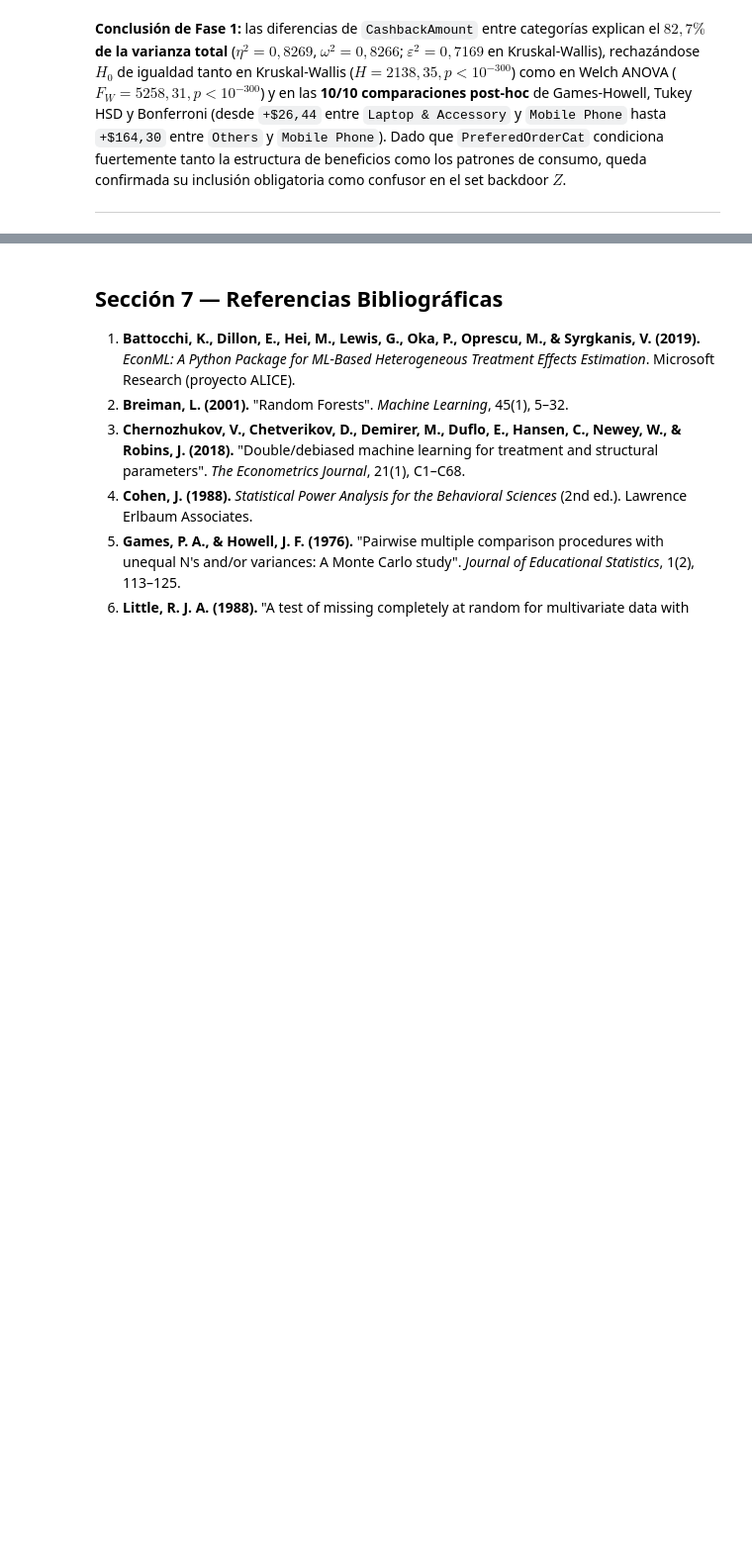
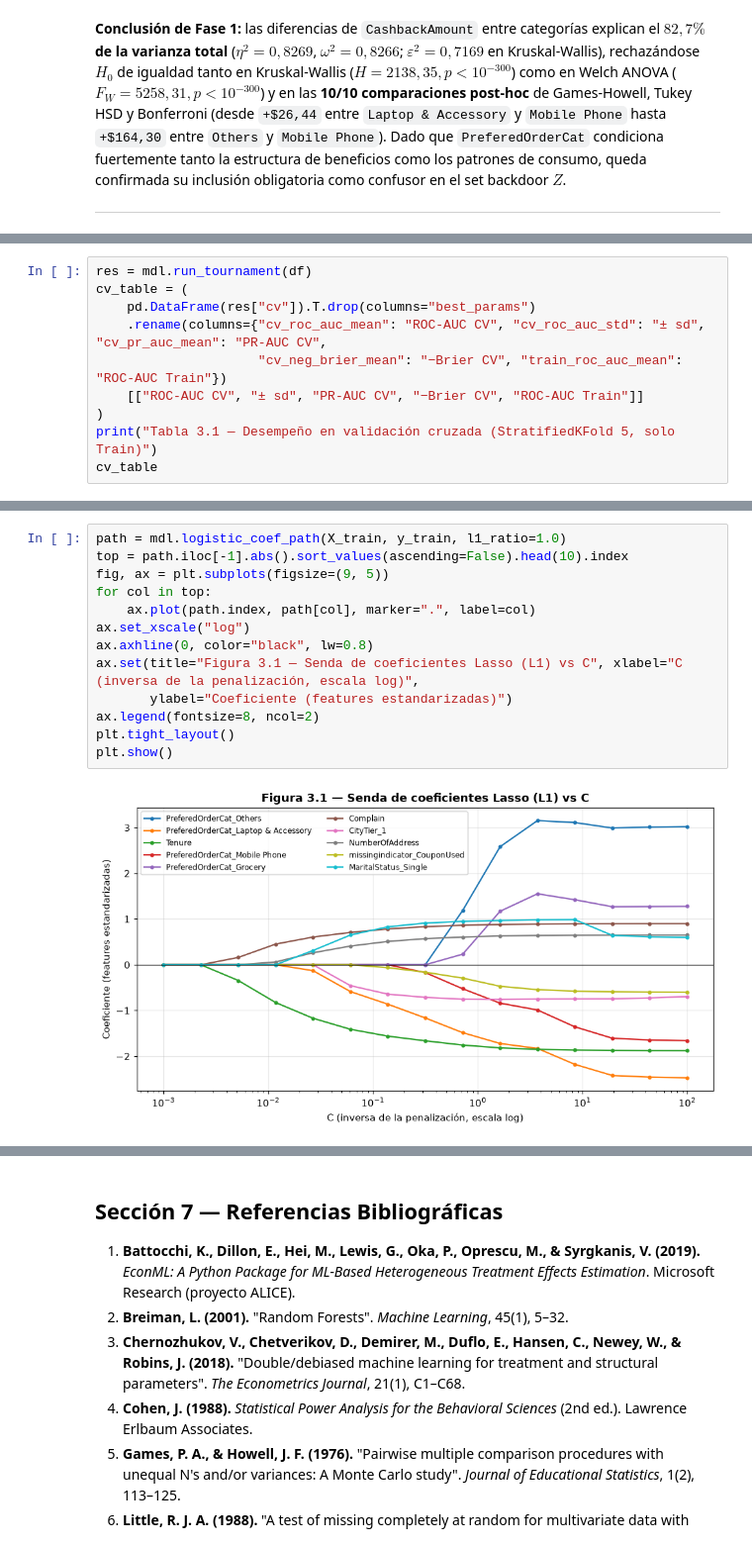
Before and after one commit to CarolaNasif/TPI_Decision_Intelligence_EAyMR, a Jupyter notebook: notebooks/TP_Integrador_Final.ipynb, the cells around one changed output, grey strips where cells are left out. Shown at 99% size. Saved outputs shown, nothing was run; the diff lists cells and outputs as text; blank space fills up the shorter version.

```diff
--- a/notebooks/TP_Integrador_Final.ipynb
+++ b/notebooks/TP_Integrador_Final.ipynb
@@ -766,0 +801,10 @@ plt.show()
+# %%
+res = mdl.run_tournament(df)
+cv_table = (
+    pd.DataFrame(res["cv"]).T.drop(columns="best_params")
+    .rename(columns={"cv_roc_auc_mean": "ROC-AUC CV", "cv_roc_auc_std": "± sd", "cv_pr_auc_mean": "PR-AUC CV",
+                     "cv_neg_brier_mean": "−Brier CV", "train_roc_auc_mean": "ROC-AUC Train"})
+    [["ROC-AUC CV", "± sd", "PR-AUC CV", "−Brier CV", "ROC-AUC Train"]]
+)
+print("Tabla 3.1 — Desempeño en validación cruzada (StratifiedKFold 5, solo Train)")
+cv_table
@@ -766,0 +837,15 @@ plt.show()
+# %%
+path = mdl.logistic_coef_path(X_train, y_train, l1_ratio=1.0)
+top = path.iloc[-1].abs().sort_values(ascending=False).head(10).index
+fig, ax = plt.subplots(figsize=(9, 5))
+for col in top:
+    ax.plot(path.index, path[col], marker=".", label=col)
+ax.set_xscale("log")
+ax.axhline(0, color="black", lw=0.8)
+ax.set(title="Figura 3.1 — Senda de coeficientes Lasso (L1) vs C", xlabel="C (inversa de la penalización, escala log)",
+       ylabel="Coeficiente (features estandarizadas)")
+ax.legend(fontsize=8, ncol=2)
+plt.tight_layout()
+plt.show()
+# %% [output]
+[figure, added]
```
Also changed, not shown: parts of 58 cells of this notebook, 1 other file.
